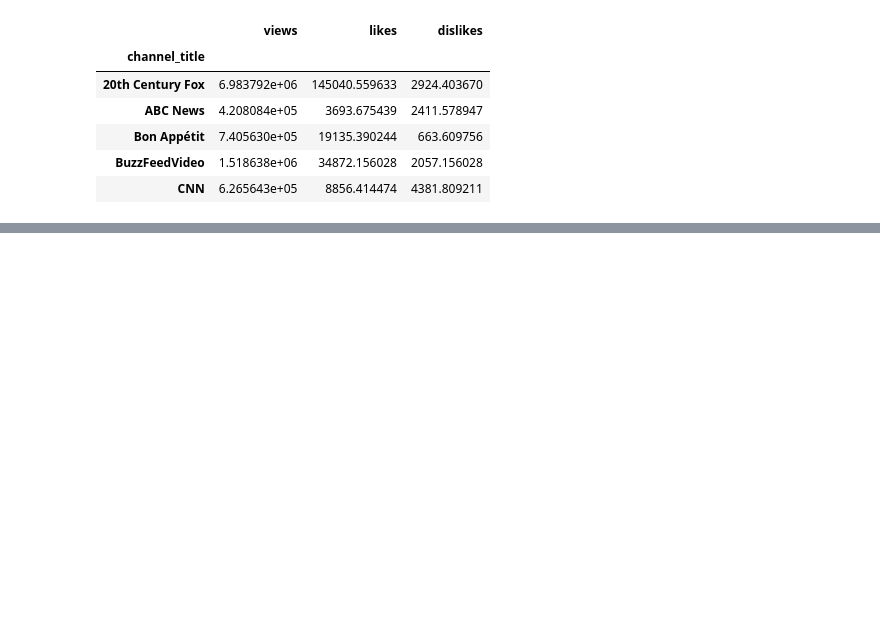
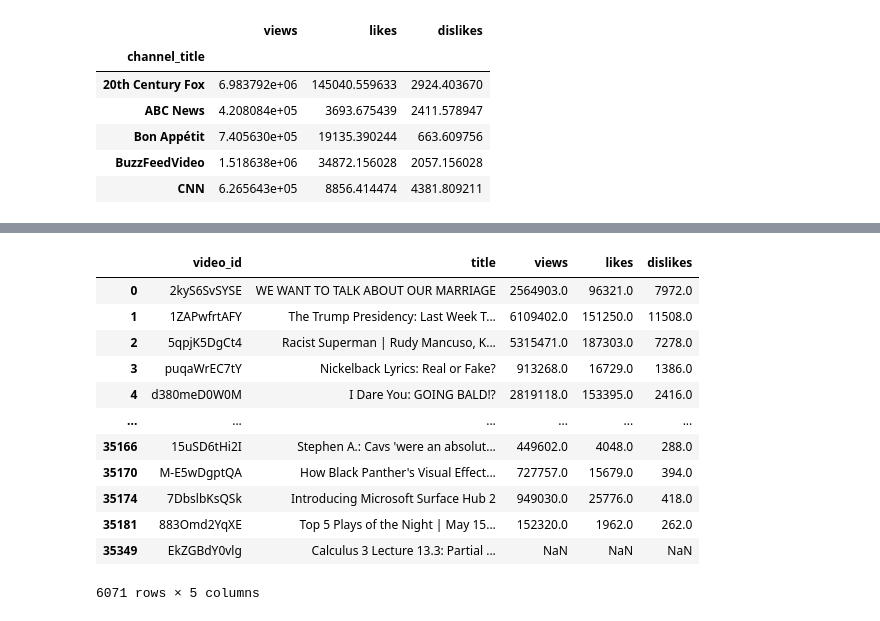
Before and after one commit to stevenkhwun/P4DS, a Jupyter notebook: SQL_in_Python_MediumArticle.ipynb, the cells around one changed output, grey strips where cells are left out. Drawn from its saved outputs; the diff is of its cells as text; code cells hidden in the pictures; blank space fills up the shorter version.

```diff
--- a/SQL_in_Python_MediumArticle.ipynb
+++ b/SQL_in_Python_MediumArticle.ipynb
@@ -432,0 +537,2 @@ usvideos.tail()
+# %%
+usvideos['likes'] = np.where(usvideos['channel_title'] == 'Veritasium', usvideos['likes']+100, usvideos['likes'])
@@ -432,0 +563,3 @@ usvideos.tail()
+# %%
+usvideos_titles = usvideos.loc[:, ['video_id', 'title']].drop_duplicates()
+usvideos_titles.head(5)
@@ -432,0 +573,3 @@ usvideos.tail()
+# %%
+usvideos_stats = usvideos.loc[:, ['video_id', 'views', 'likes', 'dislikes'] ].groupby('video_id').max()
+usvideos_stats.head(5)
@@ -432,0 +584,4 @@ usvideos.tail()
+# %%
+# transform video_id from index to column
+usvideos_stats = usvideos_stats.reset_index()
+usvideos_stats.head(5)
@@ -432,0 +622,16 @@ usvideos.tail()
+# %%
+usvideos_titles.join(usvideos_stats.set_index('video_id'), on='video_id', how='inner')
+# %% [output]
+|  | video_id | title | views | likes | dislikes |
+| 0 | 2kyS6SvSYSE | WE WANT TO TALK ABOUT OUR MARRIAGE | 2564903.0 | 96321.0 | 7972.0 |
+| 1 | 1ZAPwfrtAFY | The Trump Presidency: Last Week T... | 6109402.0 | 151250.0 | 11508.0 |
+| 2 | 5qpjK5DgCt4 | Racist Superman | Rudy Mancuso, K... | 5315471.0 | 187303.0 | 7278.0 |
+| 3 | puqaWrEC7tY | Nickelback Lyrics: Real or Fake? | 913268.0 | 16729.0 | 1386.0 |
+| 4 | d380meD0W0M | I Dare You: GOING BALD!? | 2819118.0 | 153395.0 | 2416.0 |
+| ... | ... | ... | ... | ... | ... |
+| 35166 | 15uSD6tHi2I | Stephen A.: Cavs 'were an absolut... | 449602.0 | 4048.0 | 288.0 |
+| 35170 | M-E5wDgptQA | How Black Panther's Visual Effect... | 727757.0 | 15679.0 | 394.0 |
+| 35174 | 7DbslbKsQSk | Introducing Microsoft Surface Hub 2 | 949030.0 | 25776.0 | 418.0 |
+| 35181 | 883Omd2YqXE | Top 5 Plays of the Night | May 15... | 152320.0 | 1962.0 | 262.0 |
+| 35349 | EkZGBdY0vlg | Calculus 3 Lecture 13.3: Partial ... | NaN | NaN | NaN |
+6071 rows × 5 columns
```
Also changed, not shown: parts of 15 cells of this notebook.
